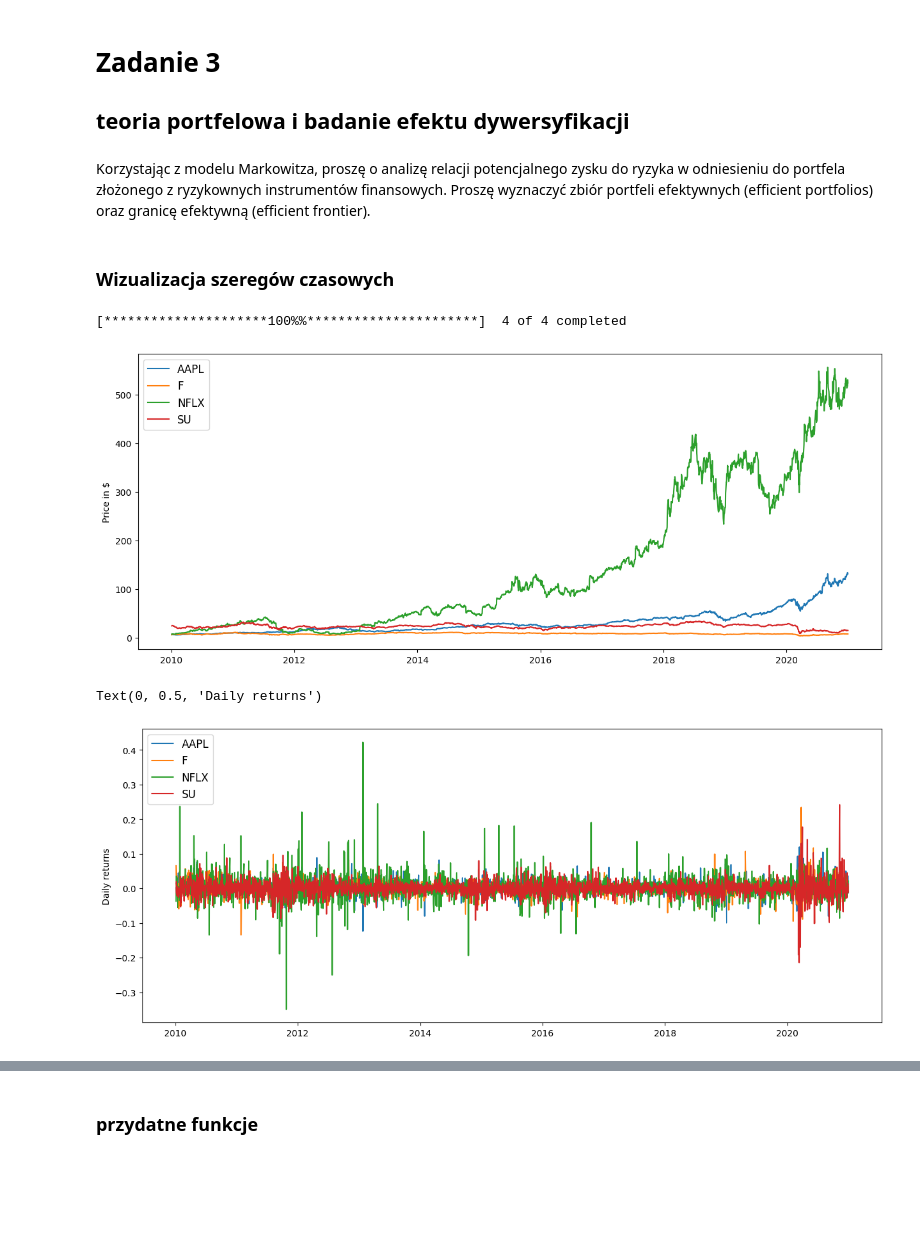
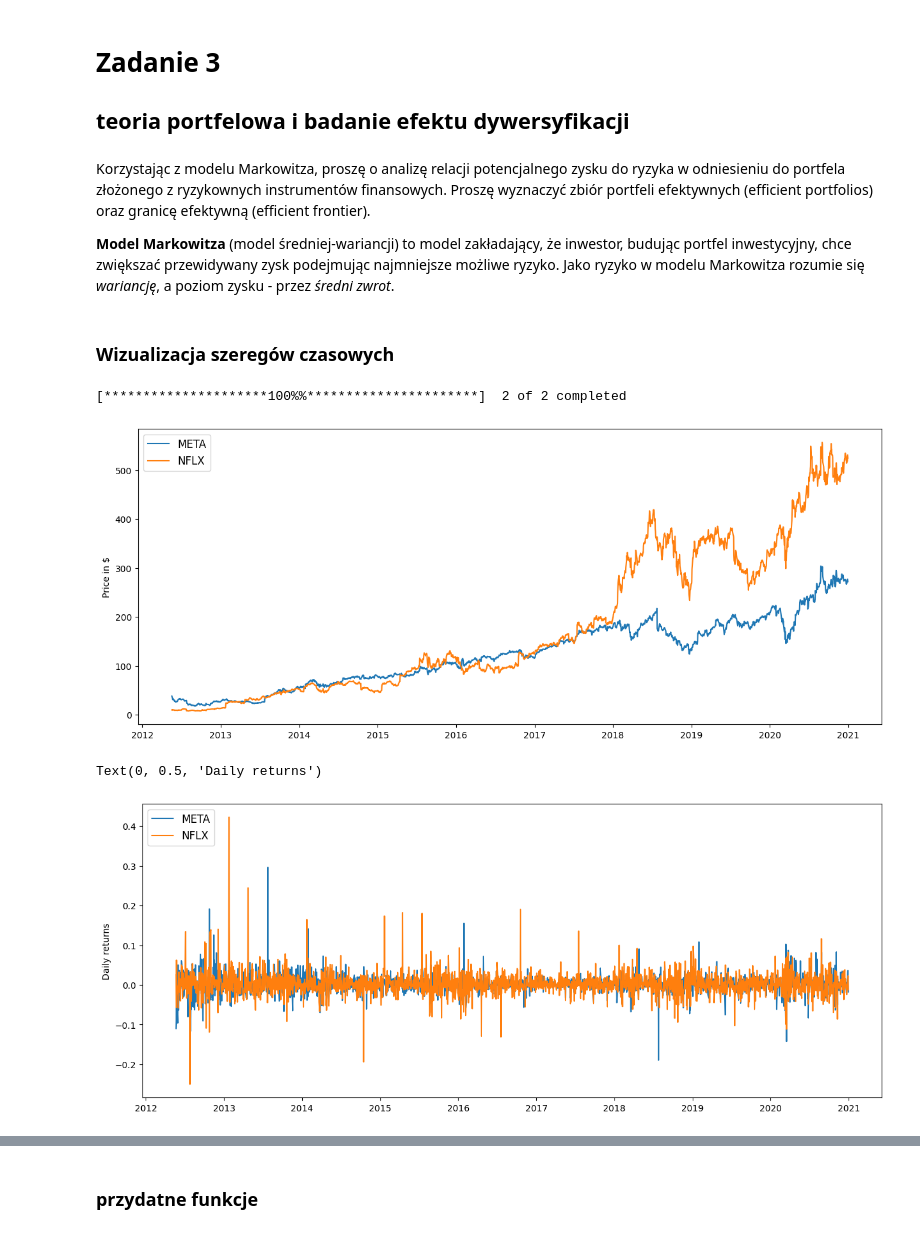
Before and after one commit to jakubzie/MarketRiskMeasures, a Jupyter notebook: 3.ipynb, the cells around one changed output, grey strips where cells are left out. Drawn from its saved outputs; the diff is of its cells as text; code cells hidden in the pictures; blank space fills up the shorter version.

```diff
--- a/3.ipynb
+++ b/3.ipynb
@@ -20,27 +26,31 @@ Risk-free rate: 5.21%
 ## teoria portfelowa i badanie efektu dywersyfikacji
 # %% [markdown]
 Korzystając z modelu Markowitza, proszę o analizę relacji potencjalnego zysku do ryzyka w odniesieniu do portfela złożonego z ryzykownych instrumentów finansowych. Proszę wyznaczyć zbiór portfeli efektywnych (efficient portfolios) oraz granicę efektywną (efficient frontier).
+
+**Model Markowitza** (model średniej-wariancji) to model zakładający, że inwestor, budując portfel inwestycyjny, chce zwiększać przewidywany zysk podejmując najmniejsze możliwe ryzyko. Jako ryzyko w modelu Markowitza rozumie się *wariancję*, a poziom zysku - przez *średni zwrot*.
 # %% [markdown]
 ### Wizualizacja szeregów czasowych
 # %%
-data = yf.download('F AAPL NFLX SU', start='2010-01-01', end='2020-12-31')['Adj Close'].dropna()
+# W projekcie używam danych z serwisu Yahoo Finance, który dostarcza dane historyczne o cenach akcji.
+# Wczytuję dane o cenach zamknięcia akcji spółek Ford, Apple, Netflix i META.
+data = yf.download('NFLX META', start='2010-01-01', end='2020-12-31')['Adj Close'].dropna()
 
 plt.figure(figsize=(15, 6))
 for i in range(data.shape[1]):
     plt.plot(data.iloc[:,i], label=data.columns.values[i])
 plt.legend(loc='upper left', fontsize=12)
 plt.ylabel('Price in $')
 plt.show()
 
 plt.figure(figsize=(15, 6))
 returns = data.pct_change().dropna()
 for i in range(returns.shape[1]):
     plt.plot(returns.iloc[:,i], label=returns.columns.values[i])
 plt.legend(loc='upper left', fontsize=12)
 plt.ylabel('Daily returns')
 # %% [output]
-[*********************100%%**********************]  4 of 4 completed
+[*********************100%%**********************]  2 of 2 completed
-[figure, old version]
+[figure, new version]
 Text(0, 0.5, 'Daily returns')
-[figure, old version]
+[figure, new version]
 # %%
```
Also changed, not shown: parts of 13 cells of this notebook.
